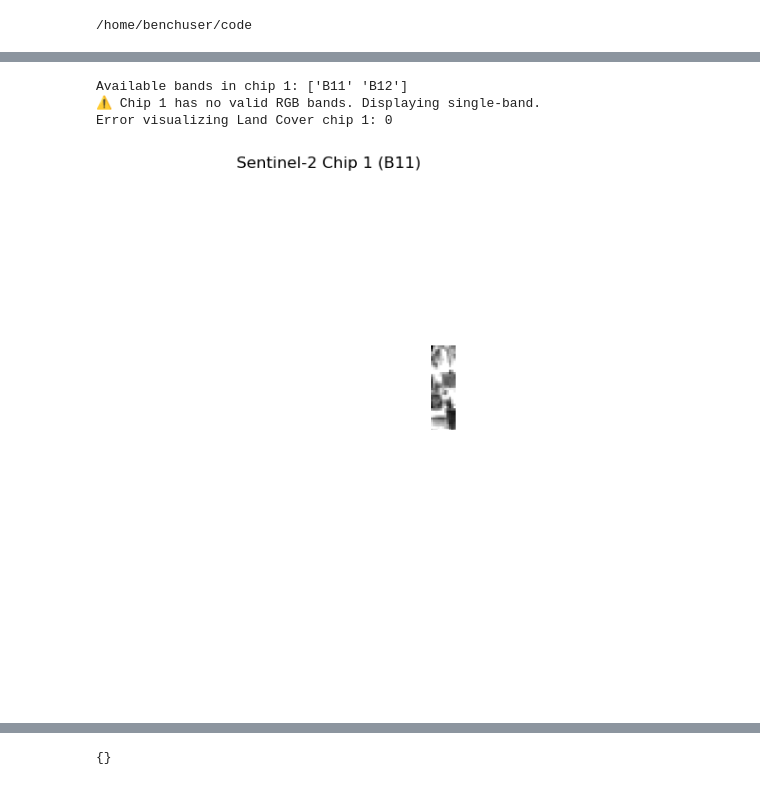
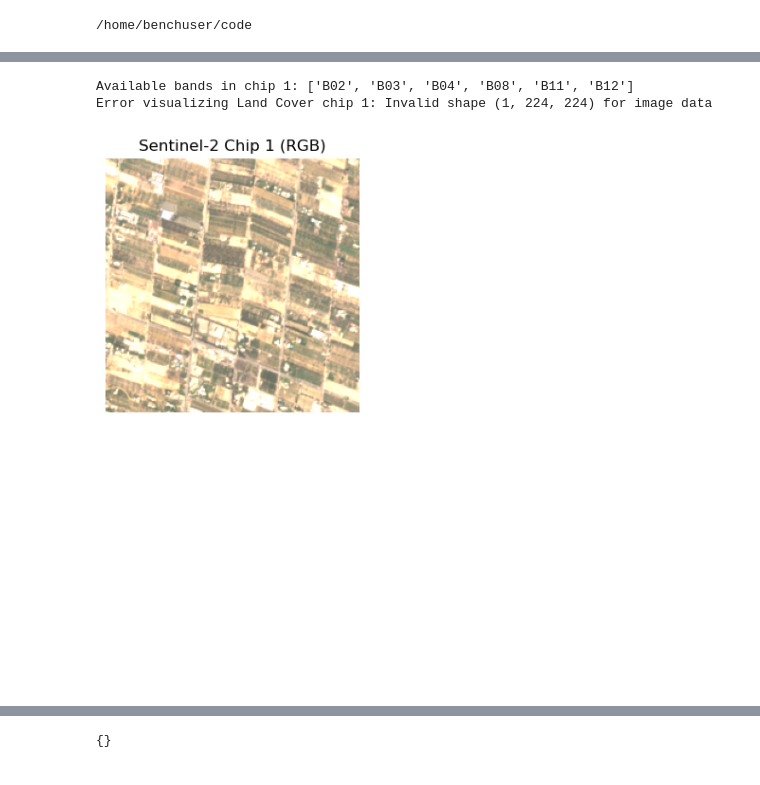
Before and after one commit to ClarkCGA/gelos-lc-datagen, a Jupyter notebook: notebooks/caleb-chipgen.ipynb, the cells around one changed output, grey strips where cells are left out. Saved outputs shown, nothing was run; the diff lists cells and outputs as text; code cells hidden in the pictures.

Commit message:
first working notebook with visualization

```diff
--- a/notebooks/caleb-chipgen.ipynb
+++ b/notebooks/caleb-chipgen.ipynb
@@ -271,7 +270,7 @@ for index, aoi in aoi_gdf.iterrows():
     print("All available bands in Sentinel-2 scenes:", [list(item.assets.keys()) for item in s2_items])
 
     # Ensure required bands are available before stacking
-    expected_bands = ["B2", "B3", "B4", "B8", "B11", "B12"]  # Includes RGB & SWIR bands
+    expected_bands = ["B02", "B03", "B04", "B08", "B11", "B12"]  # Includes RGB & SWIR bands
     available_bands = list(set.intersection(*(set(item.assets.keys()) for item in s2_items)))
 
     # Check for missing bands
@@ -302,6 +301,10 @@ for index, aoi in aoi_gdf.iterrows():
     if "time" in s2_stack.dims:
         print("Merging time dimension using median composite...")
         s2_stack = s2_stack.median("time", skipna=True).squeeze()
+
+    if not s2_stack.rio.crs:
+        s2_stack.rio.write_crs(f"epsg:{s2_items[0].properties['proj:epsg']}", inplace=True)
+
 
     # Search for Land Cover images
     lc_items = search_lc_scene(s2_items[0].bbox, lc_year)
@@ -364,7 +441,7 @@ if not chip_dict:
     print("No chips were saved. Check for errors in processing.")
 else:
     first_location = next(iter(chip_dict.keys()))  # Get first (i, j) key
-    first_four_chips = chip_dict[first_location][:4]  # Get first 4 chips
+    first_four_chips = [chip_dict[first_location]]
 
     num_chips = len(first_four_chips)
     fig, axes = plt.subplots(2, num_chips, figsize=(5 * num_chips, 6))
@@ -385,7 +462,7 @@ else:
             available_bands = list(s2_chip.coords["band"].values)
             print(f"Available bands in chip {idx+1}: {available_bands}")
 
-            if all(b not in available_bands for b in ["B4", "B3", "B2"]):
+            if all(b not in available_bands for b in ["B04", "B03", "B02"]):
                 print(f"⚠️ Chip {idx+1} has no valid RGB bands. Displaying single-band.")
 
                 # Select a single-band fallback (e.g., B11 or any available)
@@ -397,37 +474,36 @@ else:
                 ax_s2.set_title(f"Sentinel-2 Chip {idx+1} ({selected_band})")
             else:
                 # Get valid RGB bands from available ones
-                selected_bands = [b for b in ["B4", "B3", "B2"] if b in available_bands]
+                selected_bands = [b for b in ["B04", "B03", "B02"] if b in available_bands]
                 if len(selected_bands) < 3:
                     print(f"⚠️ Warning: Not all RGB bands available for chip {idx+1}. Using {selected_bands}.")
 
                 # Extract RGB image
                 rgb_image = s2_chip.sel(band=selected_bands).transpose("y", "x", "band").compute()
                 ax_s2.imshow(rgb_image.clip(0, 3000) / 3000)
                 ax_s2.set_title(f"Sentinel-2 Chip {idx+1} (RGB)")
 
             ax_s2.axis("off")
 
         except Exception as e:
             print(f"Error visualizing Sentinel-2 chip {idx+1}: {e}")
             ax_s2.axis("off")
 
         ### ✅ Fix Land Cover Image Display ###
         try:
             lc_data = lc_chip.compute() if lc_chip.chunks else lc_chip
             ax_lc.imshow(lc_data, cmap="tab10")
             ax_lc.set_title(f"Land Cover Chip {idx+1}")
             ax_lc.axis("off")
 
         except Exception as e:
             print(f"Error visualizing Land Cover chip {idx+1}: {e}")
             ax_lc.axis("off")
 
     plt.tight_layout()
     plt.show()
 # %% [output]
-Available bands in chip 1: ['B11' 'B12']
-⚠️ Chip 1 has no valid RGB bands. Displaying single-band.
-Error visualizing Land Cover chip 1: 0
+Available bands in chip 1: ['B02', 'B03', 'B04', 'B08', 'B11', 'B12']
+Error visualizing Land Cover chip 1: Invalid shape (1, 224, 224) for image data
-[figure, old version]
+[figure, new version]
 # %%
```
Also changed, not shown: parts of 8 cells of this notebook, 14 other files.
